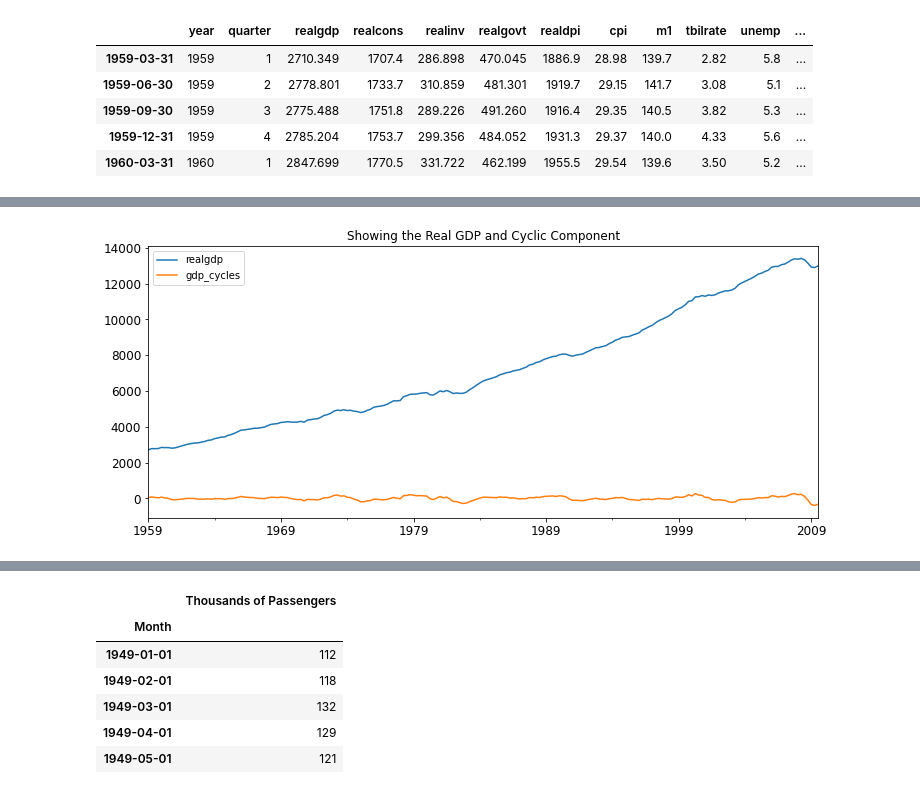
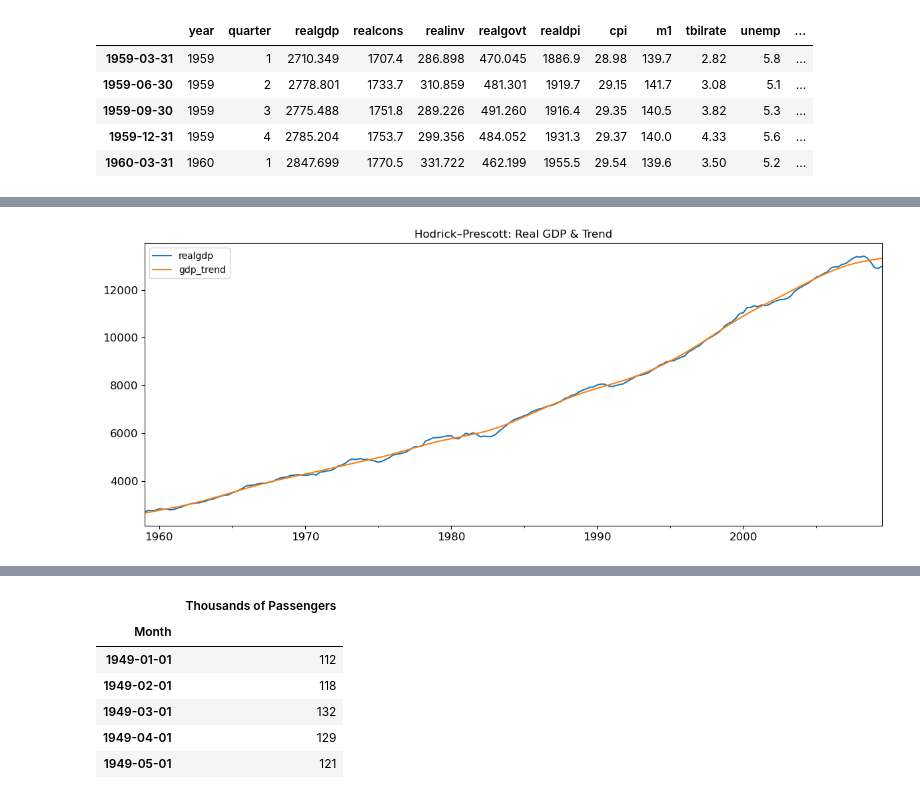
Before and after one commit to AleLagTeach/Demand-Forecasting, a Jupyter notebook: Demand Forecasting.ipynb, the cells around one changed output, grey strips where cells are left out. Drawn from its saved outputs; the diff is of its cells as text; code cells hidden in the pictures.

```diff
--- a/Demand Forecasting.ipynb
+++ b/Demand Forecasting.ipynb
@@ -28,8 +29,8 @@ rcParams['axes.labelsize'] = 12
 # %%
 #DEMAND COMPONENTS: Hodrick Prescott filter
 # %%
-# US Macro economic data
-usmacro = pd.read_csv("C:/Users/Alexandra Logorio/HLM/Demand Forecasting/macrodata.csv",index_col=0,parse_dates=True)
+# US macroeconomic data
+usmacro = pd.read_csv("C:/Users/Alexandra Lagorio/Desktop/Progetti/Jupiter Notebook/Demand Forecasting/macrodata.csv",index_col=0,parse_dates=True)
 usmacro.head()
 # %% [output]
 |  | year | quarter | realgdp | realcons | realinv | realgovt | realdpi | cpi | m1 | tbilrate | unemp | ... |
@@ -46,10 +49,11 @@ usmacro['realgdp'].plot(figsize=(12,5),title='US Macro Econmic Data').autoscale(
 # %%
-# The trend and cycles can be separated using tuple unpacking according to Hodrick Prescott filter.
-# Tuple unpacking with lambda as 1600 to analyze the quarterly trend
-cycles,trend = hpfilter(usmacro['realgdp'],lamb=1600)
+# Prepare the data serie
+series = pd.to_numeric(usmacro['realgdp'], errors='coerce').interpolate().bfill()
 # %%
-# We will add trend and cycles as additional columns in the data frame -- makes trend plotting easier with pandas
-usmacro['gdp_trend'] = trend
-usmacro['gdp_cycles'] = cycles
+# Calculate HP filter (ritorna: cycle, trend)
+cycle, trend = sm.tsa.filters.hpfilter(series, lamb=1600)
 # %%
-usmacro[['realgdp','gdp_trend']].plot(figsize=(12,5),title='Hodrick Prescott Filter - Showing the Real GDP and Trend').autoscale(axis='x',tight=True)
+# Save data into the DataFrame
+usmacro = usmacro.copy()
+usmacro['gdp_trend'] = trend
+usmacro['gdp_cycle'] = cycle
@@ -62,5 +60,7 @@ usmacro[['realgdp','gdp_trend']].plot(figsize=(12,5),title='Hodrick Prescott Fil
 # %%
-# Plot the cyclic component
-usmacro[['realgdp','gdp_cycles']].plot(figsize=(12,5),title='Showing the Real GDP and Cyclic Component').autoscale(axis='x',tight=True)
+# Plot GDP and trend
+ax = usmacro[['realgdp','gdp_trend']].plot(figsize=(12,5), title='Hodrick–Prescott: Real GDP & Trend')
+ax.autoscale(axis='x', tight=True)
+plt.tight_layout(); plt.show()
 # %% [output]
-[figure, old version]
+[figure, new version]
```
Also changed, not shown: parts of 41 cells of this notebook.
